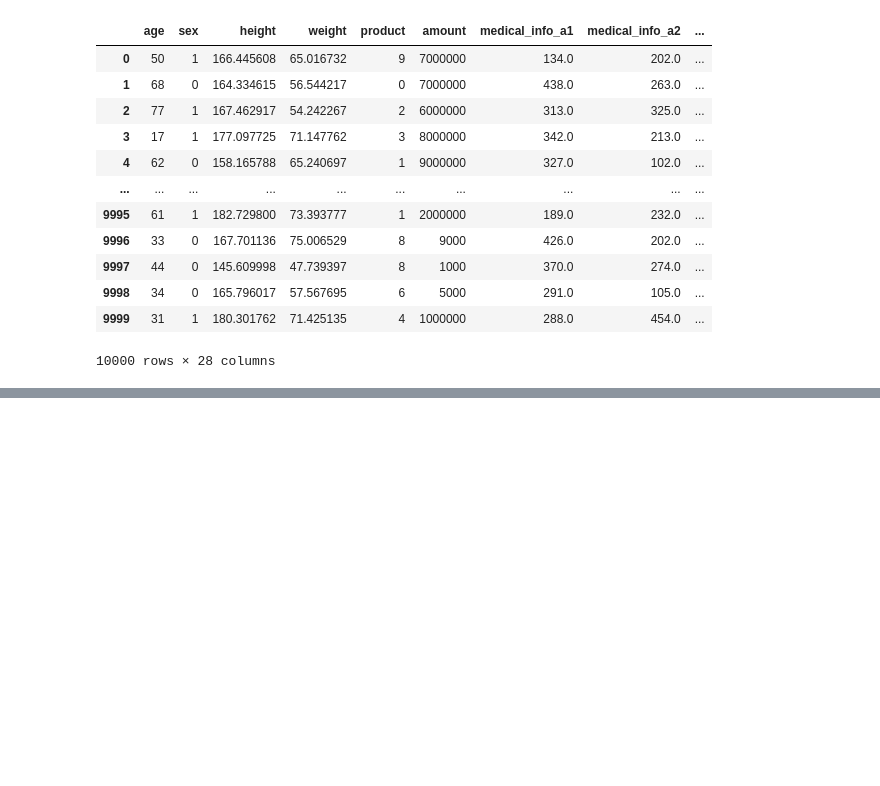
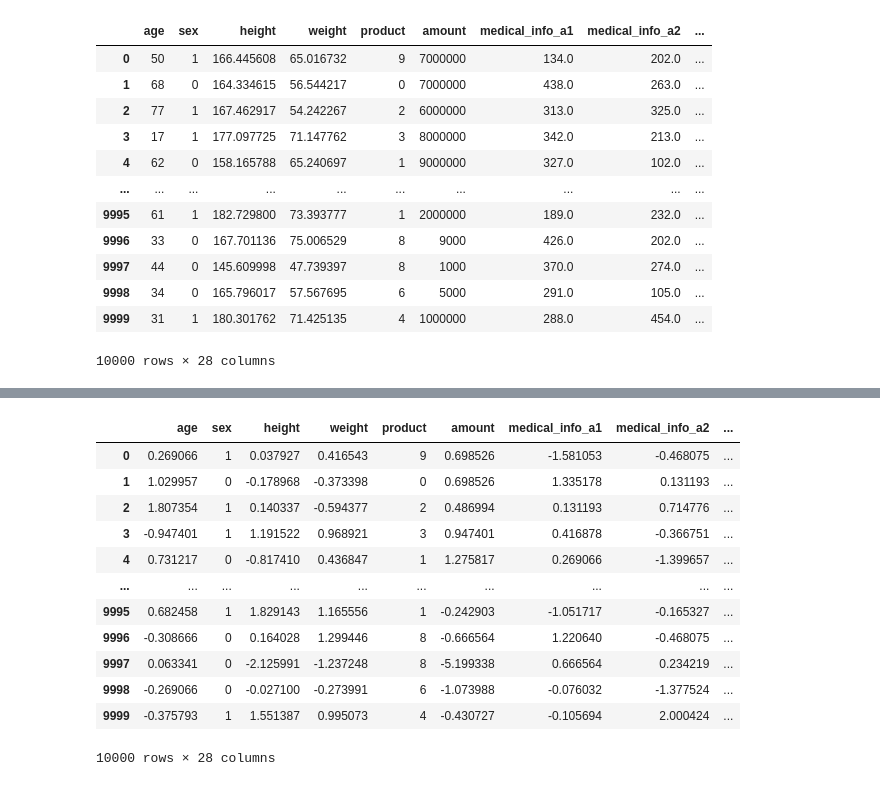
Before and after one commit to kitakou0313/titanic, a Jupyter notebook: kaggle_book/ch3/3_1.ipynb, the cells around one changed output, grey strips where cells are left out. Drawn from its saved outputs; the diff is of its cells as text; code cells hidden in the pictures; blank space fills up the shorter version.

```diff
--- a/kaggle_book/ch3/3_1.ipynb
+++ b/kaggle_book/ch3/3_1.ipynb
@@ -255,0 +260,25 @@ train_x
+# %%
+from sklearn.preprocessing import QuantileTransformer
+
+train_x, test_x = load_data()
+
+transformer = QuantileTransformer(n_quantiles=100, random_state=0, output_distribution="normal")
+transformer.fit(train_x[num_cols])
+
+train_x[num_cols] = transformer.transform(train_x[num_cols])
+# %%
+train_x
+# %% [output]
+|  | age | sex | height | weight | product | amount | medical_info_a1 | medical_info_a2 | ... |
+| 0 | 0.269066 | 1 | 0.037927 | 0.416543 | 9 | 0.698526 | -1.581053 | -0.468075 | ... |
+| 1 | 1.029957 | 0 | -0.178968 | -0.373398 | 0 | 0.698526 | 1.335178 | 0.131193 | ... |
+| 2 | 1.807354 | 1 | 0.140337 | -0.594377 | 2 | 0.486994 | 0.131193 | 0.714776 | ... |
+| 3 | -0.947401 | 1 | 1.191522 | 0.968921 | 3 | 0.947401 | 0.416878 | -0.366751 | ... |
+| 4 | 0.731217 | 0 | -0.817410 | 0.436847 | 1 | 1.275817 | 0.269066 | -1.399657 | ... |
+| ... | ... | ... | ... | ... | ... | ... | ... | ... | ... |
+| 9995 | 0.682458 | 1 | 1.829143 | 1.165556 | 1 | -0.242903 | -1.051717 | -0.165327 | ... |
+| 9996 | -0.308666 | 0 | 0.164028 | 1.299446 | 8 | -0.666564 | 1.220640 | -0.468075 | ... |
+| 9997 | 0.063341 | 0 | -2.125991 | -1.237248 | 8 | -5.199338 | 0.666564 | 0.234219 | ... |
+| 9998 | -0.269066 | 0 | -0.027100 | -0.273991 | 6 | -1.073988 | -0.076032 | -1.377524 | ... |
+| 9999 | -0.375793 | 1 | 1.551387 | 0.995073 | 4 | -0.430727 | -0.105694 | 2.000424 | ... |
+10000 rows × 28 columns
```
Also changed, not shown: parts of 1 cell of this notebook.
